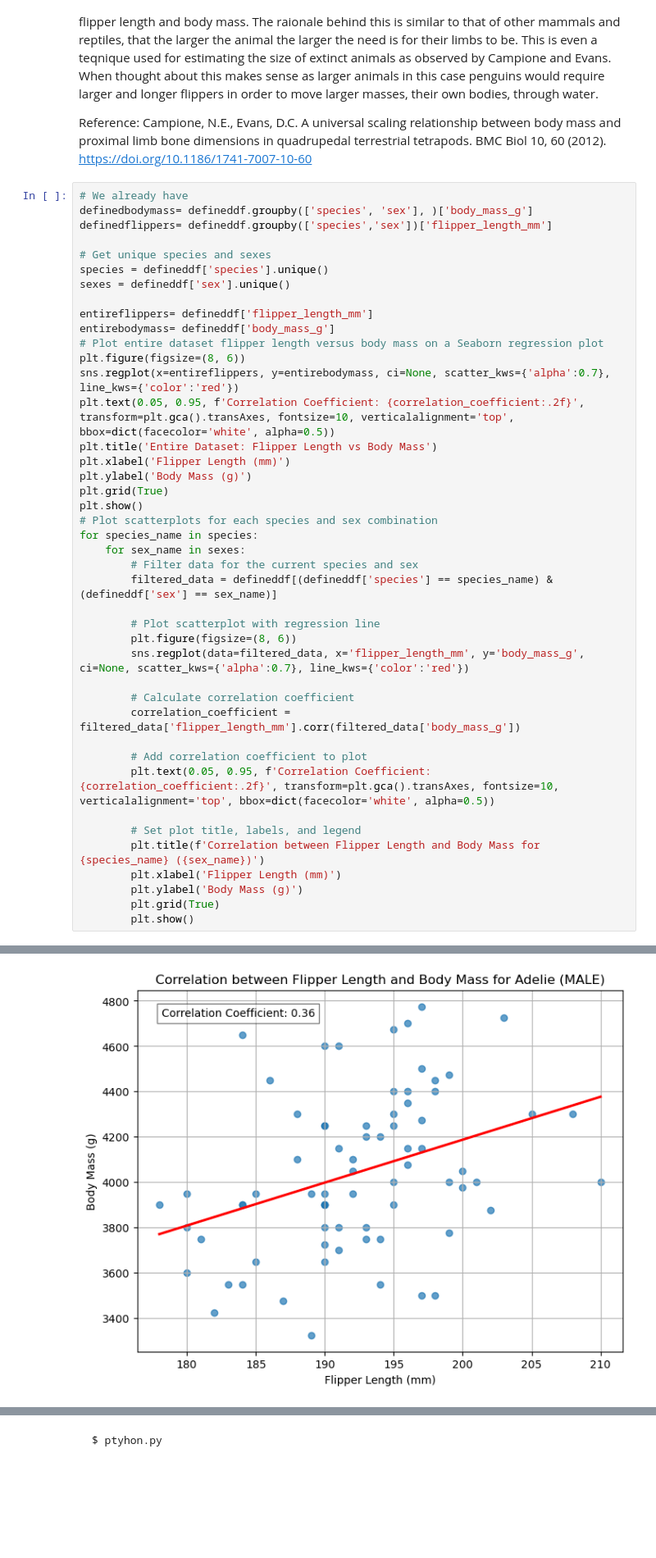
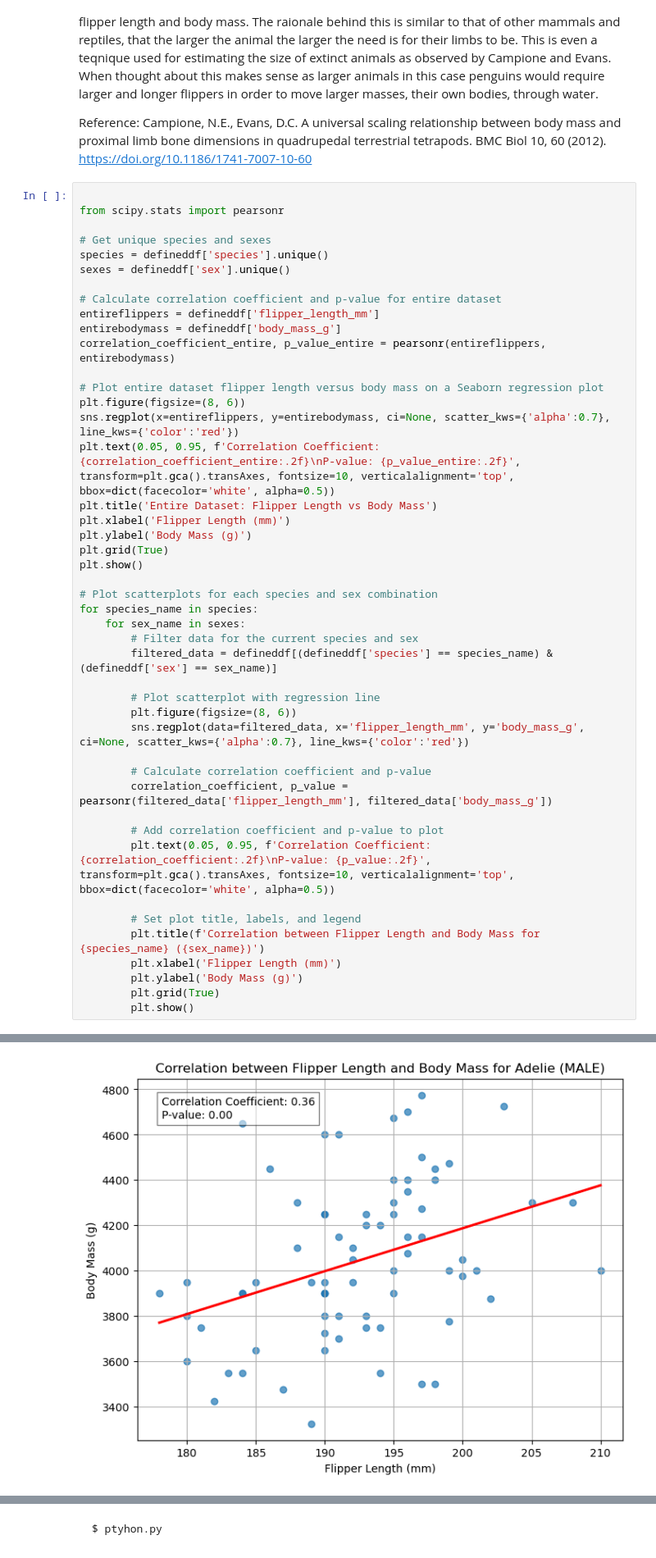
Before and after one commit to AndreHoarau/principles-of-data-analytics-project, a Jupyter notebook: penguins.ipynb, the cells around one changed output, grey strips where cells are left out. Shown: that part at 82% size. Saved outputs shown, nothing was run; the diff lists cells and outputs as text; blank space fills up the shorter version.

```diff
--- a/penguins.ipynb
+++ b/penguins.ipynb
@@ -346,25 +346,28 @@ The two variables selected to analyse to establish the extent to which they are
 Reference:
 Campione, N.E., Evans, D.C. A universal scaling relationship between body mass and proximal limb bone dimensions in quadrupedal terrestrial tetrapods. BMC Biol 10, 60 (2012). https://doi.org/10.1186/1741-7007-10-60
 # %%
-# We already have
-definedbodymass= defineddf.groupby(['species', 'sex'], )['body_mass_g']
-definedflippers= defineddf.groupby(['species','sex'])['flipper_length_mm']
+
+from scipy.stats import pearsonr
 
 # Get unique species and sexes
 species = defineddf['species'].unique()
 sexes = defineddf['sex'].unique()
 
-entireflippers= defineddf['flipper_length_mm']
-entirebodymass= defineddf['body_mass_g']
+# Calculate correlation coefficient and p-value for entire dataset
+entireflippers = defineddf['flipper_length_mm']
+entirebodymass = defineddf['body_mass_g']
+correlation_coefficient_entire, p_value_entire = pearsonr(entireflippers, entirebodymass)
+
 # Plot entire dataset flipper length versus body mass on a Seaborn regression plot
 plt.figure(figsize=(8, 6))
 sns.regplot(x=entireflippers, y=entirebodymass, ci=None, scatter_kws={'alpha':0.7}, line_kws={'color':'red'})
-plt.text(0.05, 0.95, f'Correlation Coefficient: {correlation_coefficient:.2f}', transform=plt.gca().transAxes, fontsize=10, verticalalignment='top', bbox=dict(facecolor='white', alpha=0.5))
+plt.text(0.05, 0.95, f'Correlation Coefficient: {correlation_coefficient_entire:.2f}\nP-value: {p_value_entire:.2f}', transform=plt.gca().transAxes, fontsize=10, verticalalignment='top', bbox=dict(facecolor='white', alpha=0.5))
 plt.title('Entire Dataset: Flipper Length vs Body Mass')
 plt.xlabel('Flipper Length (mm)')
 plt.ylabel('Body Mass (g)')
 plt.grid(True)
 plt.show()
+
 # Plot scatterplots for each species and sex combination
 for species_name in species:
     for sex_name in sexes:
@@ -375,11 +378,11 @@ for species_name in species:
         plt.figure(figsize=(8, 6))
         sns.regplot(data=filtered_data, x='flipper_length_mm', y='body_mass_g', ci=None, scatter_kws={'alpha':0.7}, line_kws={'color':'red'})
 
-        # Calculate correlation coefficient
-        correlation_coefficient = filtered_data['flipper_length_mm'].corr(filtered_data['body_mass_g'])
+        # Calculate correlation coefficient and p-value
+        correlation_coefficient, p_value = pearsonr(filtered_data['flipper_length_mm'], filtered_data['body_mass_g'])
 
-        # Add correlation coefficient to plot
-        plt.text(0.05, 0.95, f'Correlation Coefficient: {correlation_coefficient:.2f}', transform=plt.gca().transAxes, fontsize=10, verticalalignment='top', bbox=dict(facecolor='white', alpha=0.5))
+        # Add correlation coefficient and p-value to plot
+        plt.text(0.05, 0.95, f'Correlation Coefficient: {correlation_coefficient:.2f}\nP-value: {p_value:.2f}', transform=plt.gca().transAxes, fontsize=10, verticalalignment='top', bbox=dict(facecolor='white', alpha=0.5))
 
         # Set plot title, labels, and legend
         plt.title(f'Correlation between Flipper Length and Body Mass for {species_name} ({sex_name})')
@@ -392 +395 @@ for species_name in species:
-[figure, old version]
+[figure, new version]
```
Also changed, not shown: parts of 2 cells of this notebook.
